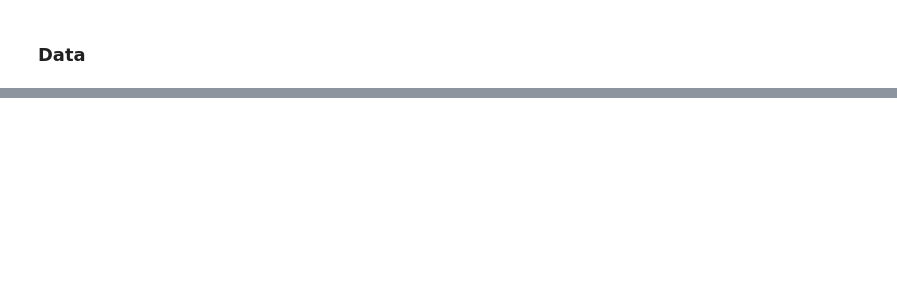
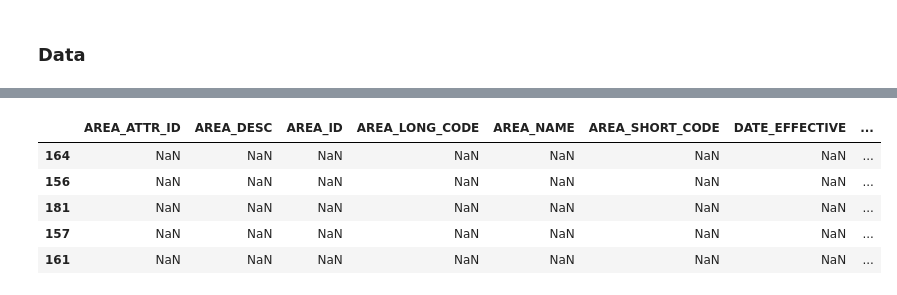
Before and after one commit to LanaDS/Data-Science-Professional-Certificate, a Jupyter notebook: Capstone Project2.ipynb, the cells around one changed output, grey strips where cells are left out. Cells and saved outputs as stored; diff of their text form; code cells hidden in the pictures; blank space fills up the shorter version.

```diff
--- a/Capstone Project2.ipynb
+++ b/Capstone Project2.ipynb
@@ -18,0 +215,14 @@ ___
+# %%
+#Sorting the data by Borough as per neighborhood
+
+alldata.sort_values(['Borough'], ascending = False, axis = 0, inplace = True )
+
+alldata_top5 = alldata.iloc[1:6]
+alldata_top5
+# %% [output]
+|  | AREA_ATTR_ID | AREA_DESC | AREA_ID | AREA_LONG_CODE | AREA_NAME | AREA_SHORT_CODE | DATE_EFFECTIVE | ... |
+| 164 | NaN | NaN | NaN | NaN | NaN | NaN | NaN | ... |
+| 156 | NaN | NaN | NaN | NaN | NaN | NaN | NaN | ... |
+| 181 | NaN | NaN | NaN | NaN | NaN | NaN | NaN | ... |
+| 157 | NaN | NaN | NaN | NaN | NaN | NaN | NaN | ... |
+| 161 | NaN | NaN | NaN | NaN | NaN | NaN | NaN | ... |
```
Also changed, not shown: parts of 27 cells of this notebook.
